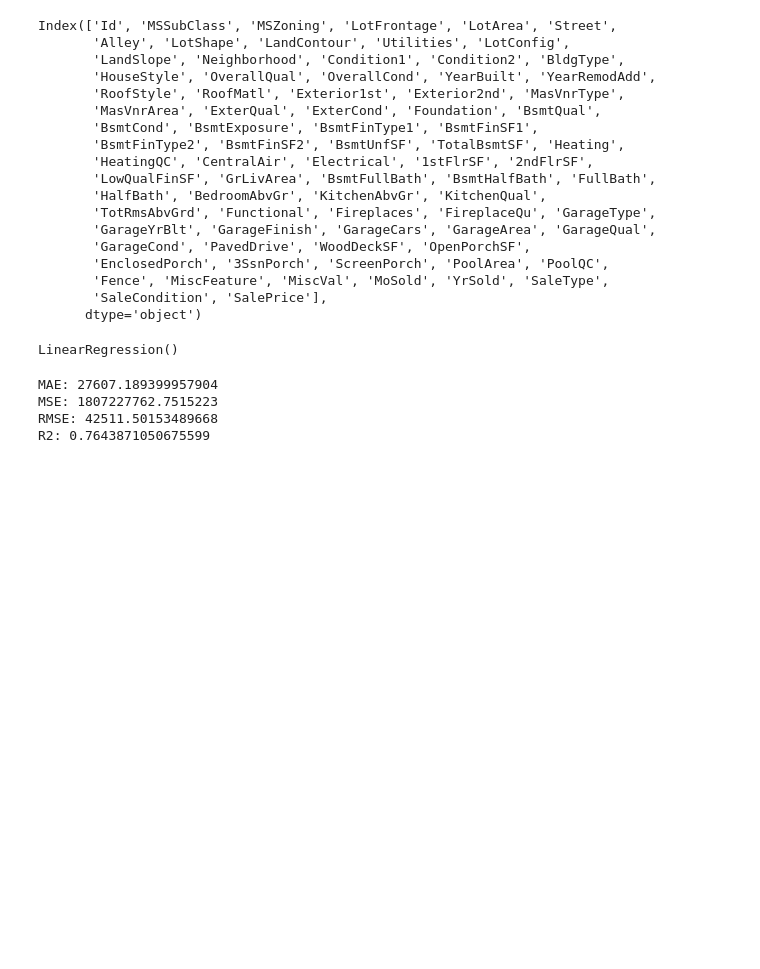
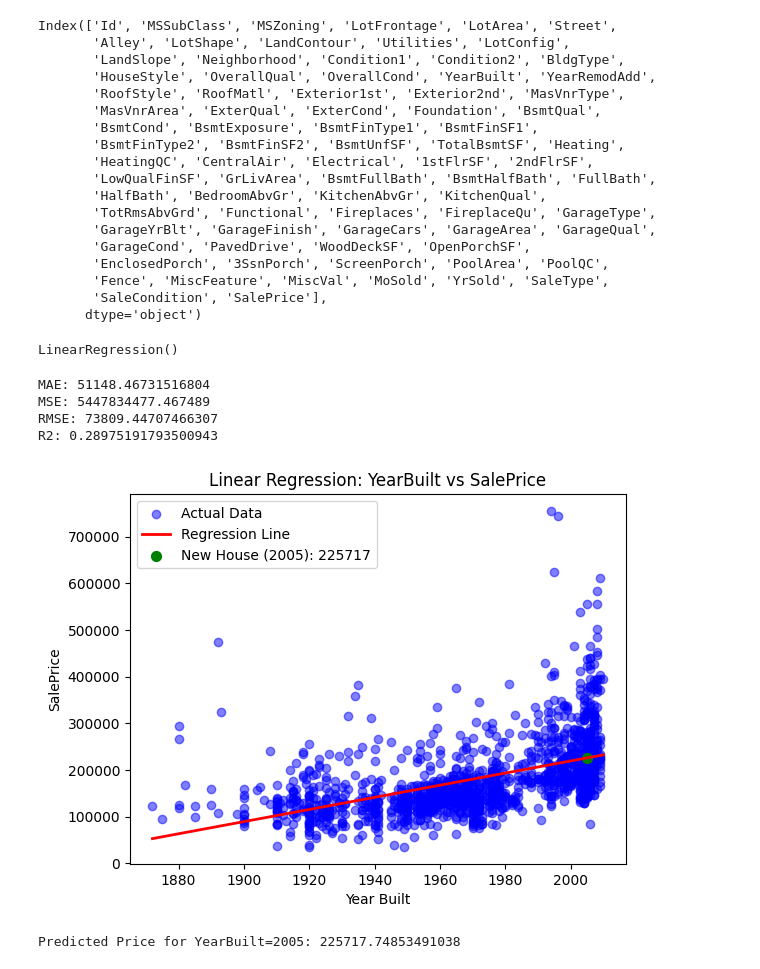
Before and after one commit to Varshini151205/ML, a Jupyter notebook: week5.ipynb, the cells around one changed output. Drawn from its saved outputs; the diff is of its cells as text; code cells hidden in the pictures; blank space fills up the shorter version.

```diff
--- a/week5.ipynb
+++ b/week5.ipynb
@@ -46,15 +45,14 @@ from sklearn.metrics import mean_squared_error, r2_score,root_mean_squared_error
 # %%
 #data
-X=data[['OverallQual', 'OverallCond', 'YearBuilt', 'YearRemodAdd',
-       'GrLivArea']]
+X=data[['YearBuilt']]
 Y=data[['SalePrice']]
 # %%
 #test and train split
 X_train, X_test, Y_train, Y_test = train_test_split(X, Y, test_size=0.2, random_state=42)
 # %%
 #fit
-model=LinearRegression()
-model.fit(X,Y)
+model = LinearRegression()
+model.fit(X_train, Y_train)
 # %% [output]
 LinearRegression()
 # %%
@@ -63,10 +64,40 @@ Y_pred=model.predict(X_test)
+# %%
+#prediction on new data
+new_house = pd.DataFrame({'YearBuilt': [2005]})
+predicted_price = model.predict(new_house)[0][0]
 # %%
-print("MAE:",mean_absolute_error(Y_test,Y_pred))
-print("MSE:",mean_squared_error(Y_test,Y_pred))
-print("RMSE:",np.sqrt(mean_squared_error(Y_test,Y_pred)))
-print("R2:",r2_score(Y_test,Y_pred))
+print("MAE:", mean_absolute_error(Y_test, Y_pred))
+print("MSE:", mean_squared_error(Y_test, Y_pred))
+print("RMSE:", np.sqrt(mean_squared_error(Y_test, Y_pred)))
+print("R2:", r2_score(Y_test, Y_pred))
 # %% [output]
-MAE: 27607.189399957904
-MSE: 1807227762.7515223
-RMSE: 42511.50153489668
-R2: 0.7643871050675599
+MAE: 51148.46731516804
+MSE: 5447834477.467489
+RMSE: 73809.44707466307
+R2: 0.28975191793500943
+# %%
+X_sorted = X.sort_values(by="YearBuilt")
+Y_sorted_pred = model.predict(X_sorted)
+
+# Scatter actual data
+plt.scatter(X, Y, color='blue', alpha=0.5, label="Actual Data")
+
+# Regression line
+plt.plot(X_sorted, Y_sorted_pred, color='red', linewidth=2, label="Regression Line")
+
+# Plot new house point
+plt.scatter(new_house['YearBuilt'], predicted_price,
+            color='green', s=200, marker='.',
+            label=f"New House (2005): {int(predicted_price)}")
+
+# Labels and legend
+plt.xlabel("Year Built")
+plt.ylabel("SalePrice")
+plt.title("Linear Regression: YearBuilt vs SalePrice")
+plt.legend()
+plt.show()
+
+print("Predicted Price for YearBuilt=2005:", predicted_price)
+# %% [output]
+[figure, added]
+Predicted Price for YearBuilt=2005: 225717.74853491038
```
Also changed, not shown: parts of 3 cells of this notebook.
